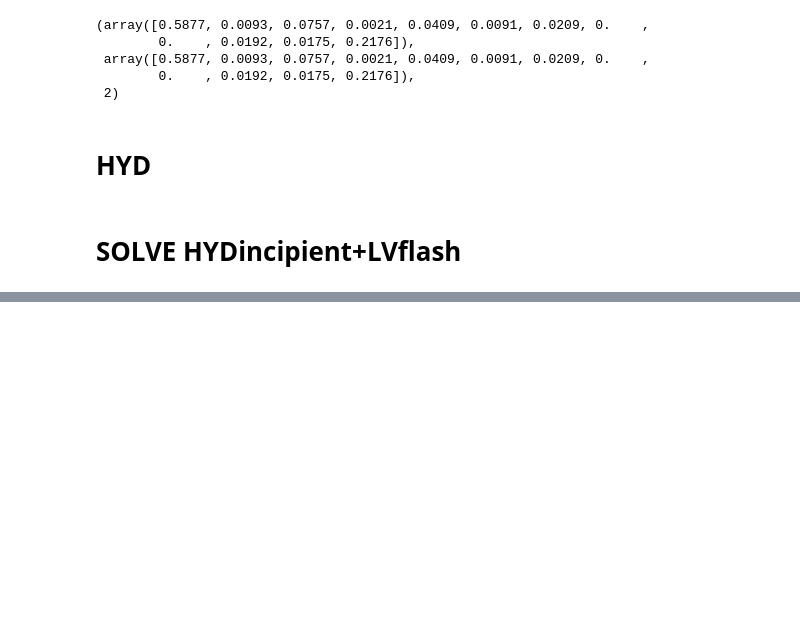
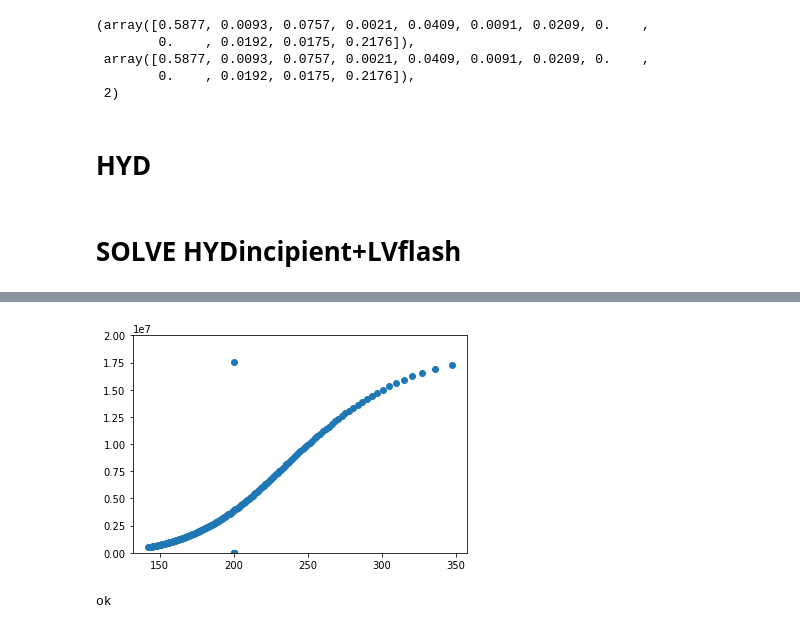
Before and after one commit to iurisegtovich/PyTherm-applied-thermodynamics, a Jupyter notebook: contents/models-and-algorithms-laboratory/HYDincipient_LVflash/HYD_flashLV.ipynb, the cells around one changed output, grey strips where cells are left out. Drawn from its saved outputs; the diff is of its cells as text; code cells hidden in the pictures; blank space fills up the shorter version.

```diff
--- a/contents/models-and-algorithms-laboratory/HYDincipient_LVflash/HYD_flashLV.ipynb
+++ b/contents/models-and-algorithms-laboratory/HYDincipient_LVflash/HYD_flashLV.ipynb
@@ -821,0 +1034,23 @@ plotPhaseDiagram()
+# %%
+for i in range(len(P_grid2)-2):
+    #P_grid2[i+2] = P_grid2[i+1] + (P_grid2[i+1] - P_grid2[i])*(delta_T*(9/(i+1)/(T2[i+1]-T2[i])))
+    P_grid2[i+2] = P_grid2[i+1]*1.02
+    K = K_old + (K_old - K_old_old)*delta_T*(9/(i+1))/(T2[i+1]-T2[i])
+    try:
+        ans = flash_PBeta(T_guess,P_grid2[i+2],z,BETA,K,ncomp,eos)
+    except Exception as e:
+        print('finished diagram with: ', e)
+        break
+    x2[i+2,:] = ans[0]
+    y2[i+2,:] = ans[1]
+    K_old_old = K_old
+    K_old = ans[2]
+    T2[i+2] = ans[3]
+    iterations2[i+2] = ans[4]
+    T_guess = T2[i+2]
+
+#     print(P_grid2[i+2],T2[i+2],np.log(K_old),iterations2[i+2])
+
+
+    print(i/(len(P_grid2)-2-1) * 100, '%')
+print('ok')
@@ -821,0 +1075,8 @@ plotPhaseDiagram()
+# %%
+plt.scatter(T2,P_grid2)
+plt.ylim(0,2e7)
+plt.show()
+print('ok')
+# %% [output]
+[figure, added]
+ok
```
Also changed, not shown: parts of 13 cells of this notebook.
